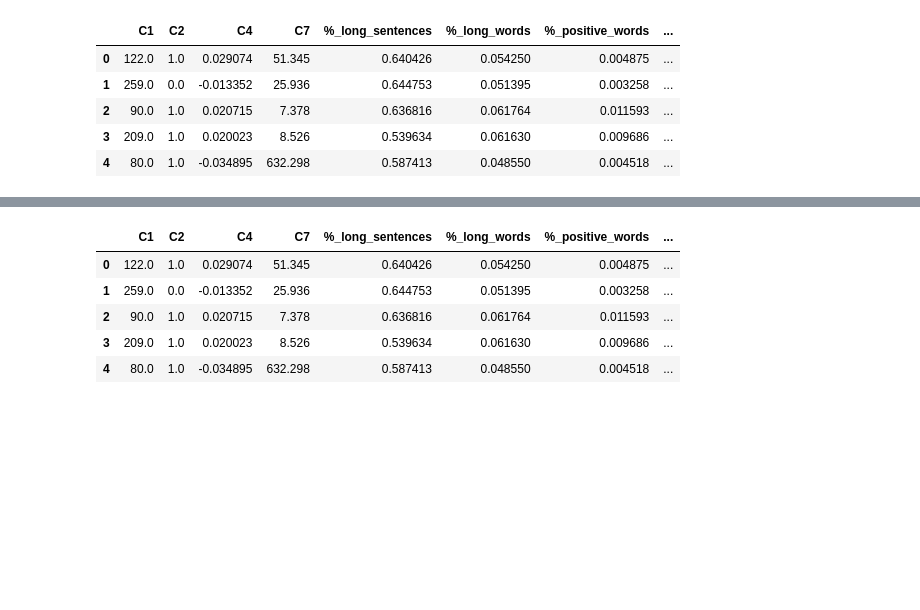
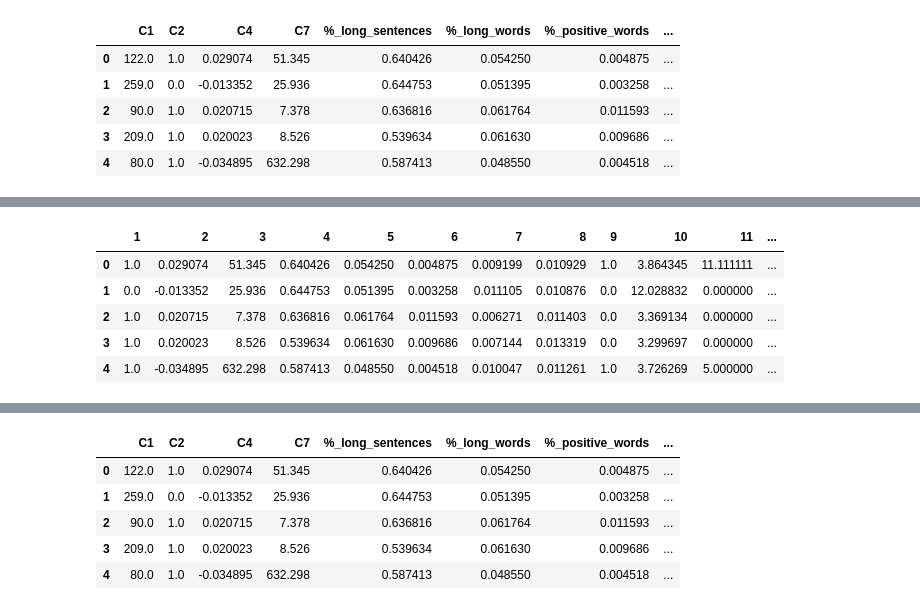
Before and after one commit to BA545-SP2019/2019-competition1-3-musketeers, a Jupyter notebook: Kevin_datasets.ipynb, the cells around one changed output, grey strips where cells are left out. Saved outputs shown, nothing was run; the diff lists cells and outputs as text; code cells hidden in the pictures; blank space fills up the shorter version.

```diff
--- a/Kevin_datasets.ipynb
+++ b/Kevin_datasets.ipynb
@@ -52,0 +81,9 @@ range(0, 16)
+# %%
+data.head()
+# %% [output]
+|  | 1 | 2 | 3 | 4 | 5 | 6 | 7 | 8 | 9 | 10 | 11 | ... |
+| 0 | 1.0 | 0.029074 | 51.345 | 0.640426 | 0.054250 | 0.004875 | 0.009199 | 0.010929 | 1.0 | 3.864345 | 11.111111 | ... |
+| 1 | 0.0 | -0.013352 | 25.936 | 0.644753 | 0.051395 | 0.003258 | 0.011105 | 0.010876 | 0.0 | 12.028832 | 0.000000 | ... |
+| 2 | 1.0 | 0.020715 | 7.378 | 0.636816 | 0.061764 | 0.011593 | 0.006271 | 0.011403 | 0.0 | 3.369134 | 0.000000 | ... |
+| 3 | 1.0 | 0.020023 | 8.526 | 0.539634 | 0.061630 | 0.009686 | 0.007144 | 0.013319 | 0.0 | 3.299697 | 0.000000 | ... |
+| 4 | 1.0 | -0.034895 | 632.298 | 0.587413 | 0.048550 | 0.004518 | 0.010047 | 0.011261 | 1.0 | 3.726269 | 5.000000 | ... |
```
Also changed, not shown: parts of 16 cells of this notebook, 3 other files.
